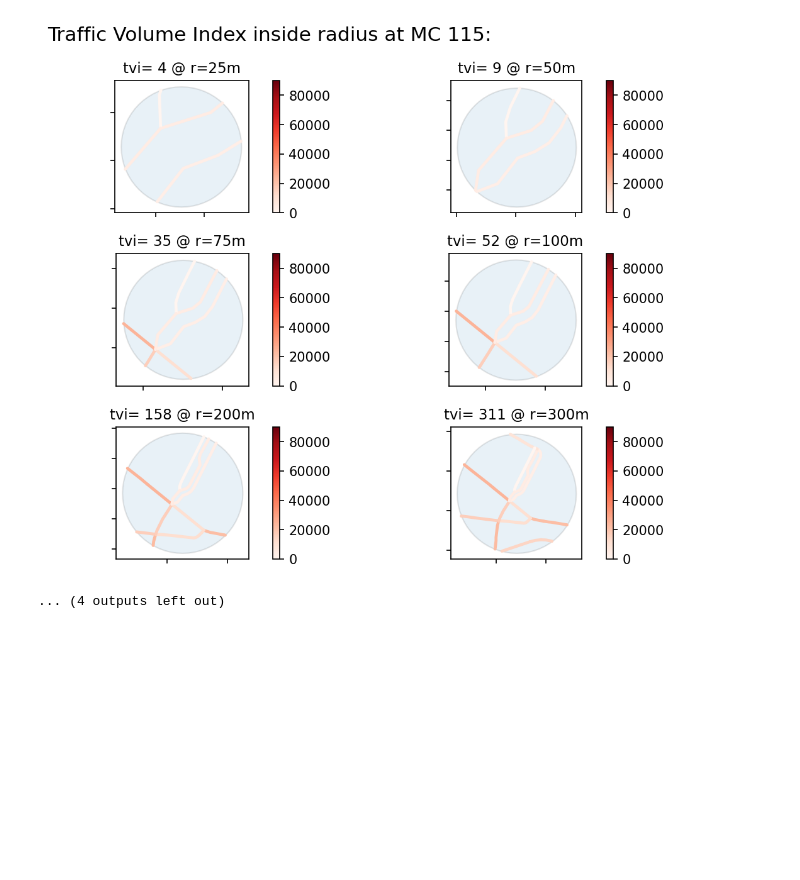
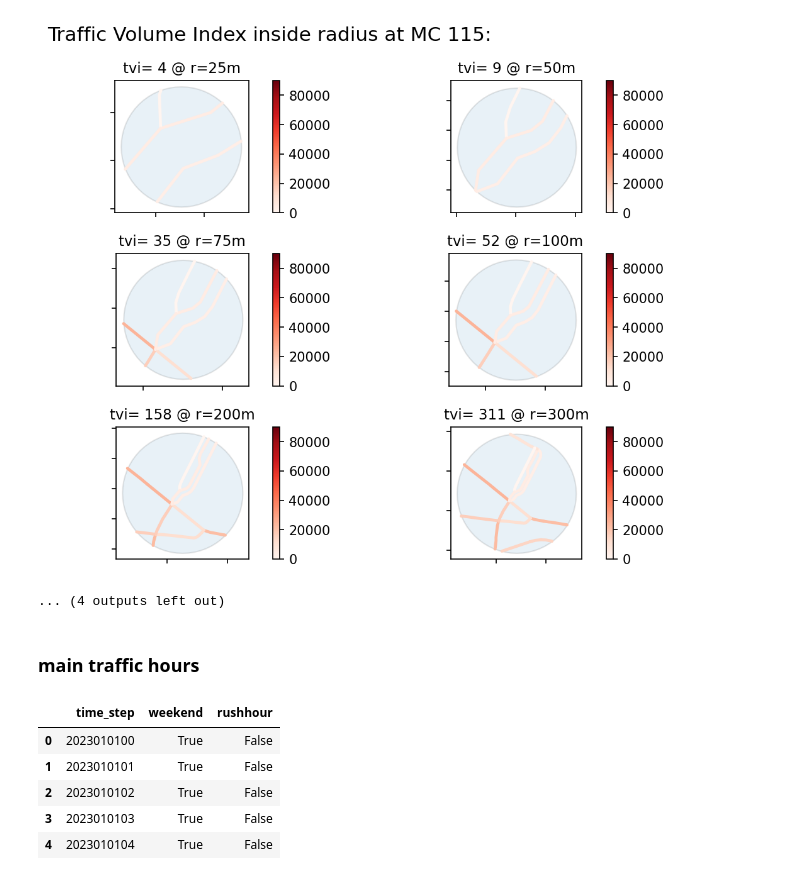
Before and after one commit to RiSchmi/berlin_land_use_dataset, a Jupyter notebook: notebooks_feature_engineering/encode_emitting_source.ipynb, the cells around one changed output. Cells and saved outputs as stored; diff of their text form; code cells hidden in the pictures; blank space fills up the shorter version.

```diff
--- a/notebooks_feature_engineering/encode_emitting_source.ipynb
+++ b/notebooks_feature_engineering/encode_emitting_source.ipynb
@@ -190,3 +190,47 @@ for n in range(len(sites['id'])):
 sites = pd.DataFrame(sites.drop(['geometry'], axis = 1))
 sites.to_csv('output/emitting_source/emitting_source.csv')
 sites.head(5)
+# %% [markdown]
+### main traffic hours
+# %%
+# encode workday (boolean) & peak-hour (boolean) for each time step
+import pandas as pd
+from datetime import datetime
+
+# holidays
+holiday_timestemps = []
+holidays_berlin_2023 = ['0101', '0308', '0407', '0410', '0501', '0518', '0529', '1003', '1225', '1226']
+
+for date in holidays_berlin_2023:
+    for hour in range(0,24):
+        if len(str(hour)) == 1:
+            holiday_timestemps.append(int('2023'+ date + '0' + str(hour)))
+        else:
+            holiday_timestemps.append(int('2023'+ str(date) +  str(hour)))
+
+def return_if_weekend(date):
+    # date formate = {4}%Y{2}%m{3}%d{2}%h
+    dt =datetime.strptime(str(date)[:8], '%Y%m%d').weekday()
+    if dt >6:
+        return True
+    elif int(date) in holiday_timestemps:
+        return True
+    else:
+        return False
+
+def return_if_rushhour(date):
+    date = int(str(date)[-2:])
+    return False if date > 20 or date < 6 else True
+
+timesteps = pd.read_csv('../datasets/df_pollution_2023_berlin_imputed.csv').filter(['time_step'])
+timesteps['weekend'] =timesteps['time_step'].apply(lambda x:return_if_weekend(x))
+timesteps['rushhour'] = timesteps['time_step'].apply(lambda x: return_if_rushhour(x))
+timesteps.to_csv('../datasets/df_traffic_hours.csv', index_label= False)
+timesteps.head(5)
+# %% [output]
+|  | time_step | weekend | rushhour |
+| 0 | 2023010100 | True | False |
+| 1 | 2023010101 | True | False |
+| 2 | 2023010102 | True | False |
+| 3 | 2023010103 | True | False |
+| 4 | 2023010104 | True | False |
```
